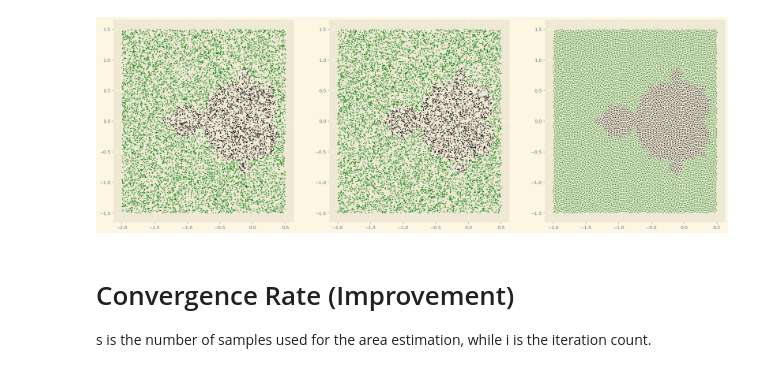
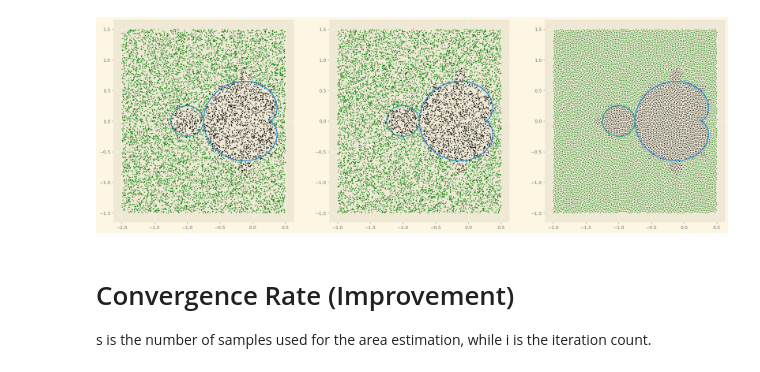
Before and after one commit to lendobo/Stochastic_Sim_1, a Jupyter notebook: mandelbrot_numba.ipynb, the cells around one changed output. Cells and saved outputs as stored; diff of their text form; code cells hidden in the pictures.

```diff
--- a/mandelbrot_numba.ipynb
+++ b/mandelbrot_numba.ipynb
@@ -152,13 +138,32 @@ print(ortho_area)
 1.5314675031859621
 # %%
 # PLotting
+def cardioid(t):
+    x = 0.5 * np.cos(t) - 0.25 * np.cos(2*t)
+    y = 0.5 * np.sin(t) - 0.25 * np.sin(2*t)
+
+    return x, y
+
+def circle(t,r):
+    x = r  * np.cos(t) - 1
+    y = r * np.sin(t)
+
+    return x, y
+
+t = np.linspace(-5, 2, 100)
+radius = 0.25
+
+re,im = cardioid(t)
+re_c, im_c = circle(t, radius)
 
 fig, ax = plt.subplots(1,3, figsize=(24,8))
 for i, type in enumerate([random_sample, latin_sample, ortho_sample]):
     ax[i].plot([z.real for z in type[Ms[i]]], [z.imag for z in type[Ms[i]]], 'ko', markersize =1)
     ax[i].plot([z.real for z in type[~Ms[i]]], [z.imag for z in type[~Ms[i]]], 'go', markersize =1)
+    ax[i].plot(re, im)
+    ax[i].plot(re_c, im_c)
 # %% [output]
-[figure, old version]
+[figure, new version]
 # %% [markdown]
 # Convergence Rate (Improvement)
 
```
Also changed, not shown: parts of 10 cells of this notebook.
